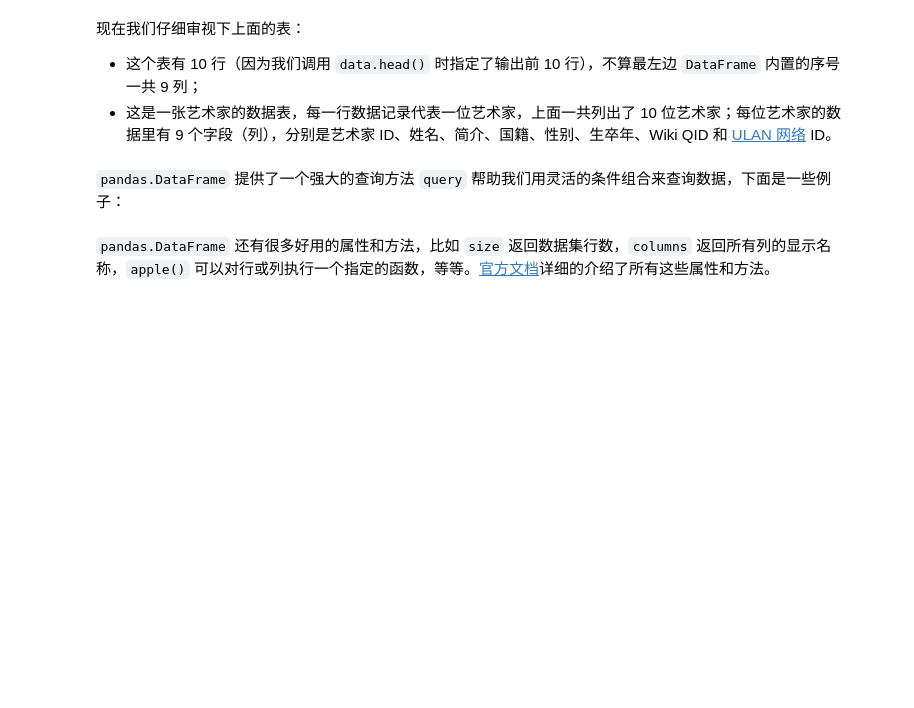
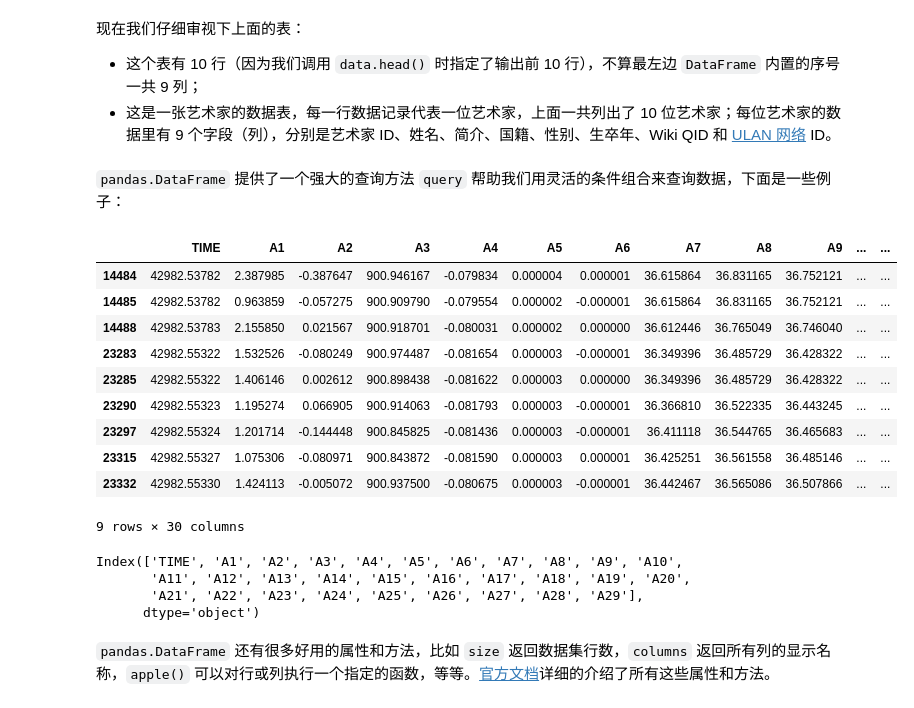
Before and after one commit to wenshizhe/pilot-student, a Jupyter notebook: p2-c-database.ipynb, the cells around one changed output. Drawn from its saved outputs; the diff is of its cells as text; code cells hidden in the pictures; blank space fills up the shorter version.

```diff
--- a/p2-c-database.ipynb
+++ b/p2-c-database.ipynb
@@ -230,3 +241,26 @@ pandas 提供的 `read_csv` 函数读取一个 *CSV* 文件，并将其结果装
+# %%
+data.query('A3>900.8 and A3<901')
+# %% [output]
+|  | TIME | A1 | A2 | A3 | A4 | A5 | A6 | A7 | A8 | A9 | ... | ... |
+| 14484 | 42982.53782 | 2.387985 | -0.387647 | 900.946167 | -0.079834 | 0.000004 | 0.000001 | 36.615864 | 36.831165 | 36.752121 | ... | ... |
+| 14485 | 42982.53782 | 0.963859 | -0.057275 | 900.909790 | -0.079554 | 0.000002 | -0.000001 | 36.615864 | 36.831165 | 36.752121 | ... | ... |
+| 14488 | 42982.53783 | 2.155850 | 0.021567 | 900.918701 | -0.080031 | 0.000002 | 0.000000 | 36.612446 | 36.765049 | 36.746040 | ... | ... |
+| 23283 | 42982.55322 | 1.532526 | -0.080249 | 900.974487 | -0.081654 | 0.000003 | -0.000001 | 36.349396 | 36.485729 | 36.428322 | ... | ... |
+| 23285 | 42982.55322 | 1.406146 | 0.002612 | 900.898438 | -0.081622 | 0.000003 | 0.000000 | 36.349396 | 36.485729 | 36.428322 | ... | ... |
+| 23290 | 42982.55323 | 1.195274 | 0.066905 | 900.914063 | -0.081793 | 0.000003 | -0.000001 | 36.366810 | 36.522335 | 36.443245 | ... | ... |
+| 23297 | 42982.55324 | 1.201714 | -0.144448 | 900.845825 | -0.081436 | 0.000003 | -0.000001 | 36.411118 | 36.544765 | 36.465683 | ... | ... |
+| 23315 | 42982.55327 | 1.075306 | -0.080971 | 900.843872 | -0.081590 | 0.000003 | 0.000001 | 36.425251 | 36.561558 | 36.485146 | ... | ... |
+| 23332 | 42982.55330 | 1.424113 | -0.005072 | 900.937500 | -0.080675 | 0.000003 | -0.000001 | 36.442467 | 36.565086 | 36.507866 | ... | ... |
+9 rows × 30 columns
+# %%
+data.query('A7==33.582355')
+data.size
+data.columns
+# %% [output]
+Index(['TIME', 'A1', 'A2', 'A3', 'A4', 'A5', 'A6', 'A7', 'A8', 'A9', 'A10',
+       'A11', 'A12', 'A13', 'A14', 'A15', 'A16', 'A17', 'A18', 'A19', 'A20',
+       'A21', 'A22', 'A23', 'A24', 'A25', 'A26', 'A27', 'A28', 'A29'],
+      dtype='object')
 # %% [markdown]
 `pandas.DataFrame` 还有很多好用的属性和方法，比如 `size` 返回数据集行数，`columns` 返回所有列的显示名称，`apple()` 可以对行或列执行一个指定的函数，等等。[官方文档](https://pandas.pydata.org/pandas-docs/stable/reference/api/pandas.DataFrame.html)详细的介绍了所有这些属性和方法。
 # %% [markdown]
```
Also changed, not shown: parts of 10 cells of this notebook.
